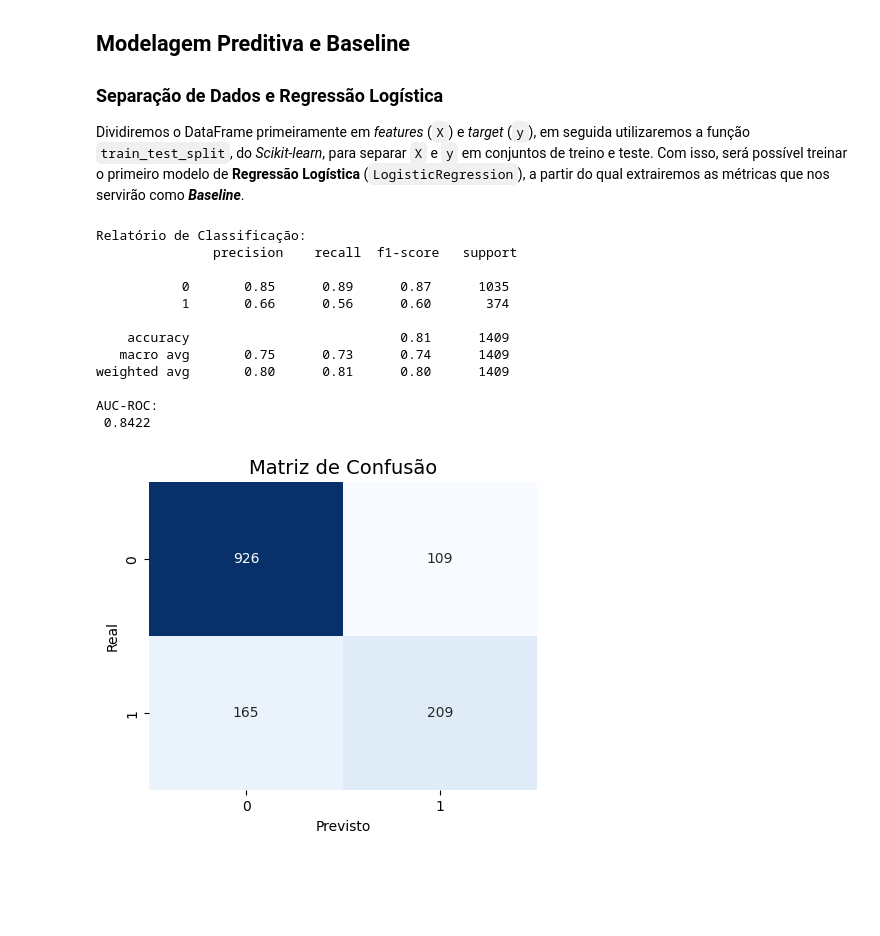
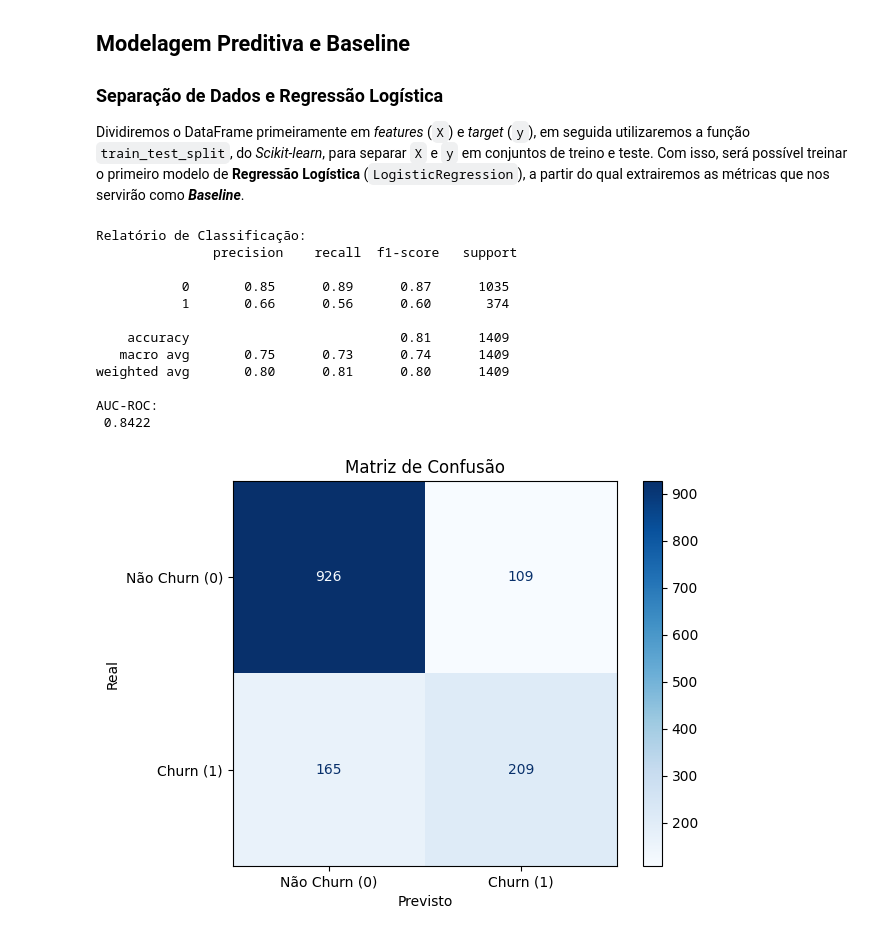
Before and after one commit to Joedson-P/customer-churn-prediction, a Jupyter notebook: notebooks/01_EDA_and_training.ipynb, the cells around one changed output. Saved outputs shown, nothing was run; the diff lists cells and outputs as text; code cells hidden in the pictures; blank space fills up the shorter version.

```diff
--- a/notebooks/01_EDA_and_training.ipynb
+++ b/notebooks/01_EDA_and_training.ipynb
@@ -229,7 +227,7 @@ Dividiremos o DataFrame primeiramente em *features* (`X`) e *target* (`y`), em s
 # %%
 from sklearn.model_selection import train_test_split
 from sklearn.linear_model import LogisticRegression
-from sklearn.metrics import confusion_matrix, classification_report, roc_auc_score
+from sklearn.metrics import confusion_matrix, classification_report, roc_auc_score, ConfusionMatrixDisplay
 
 # Separação dos dados
 X = df.drop(columns='Churn')
@@ -242,35 +240,36 @@ lr_model = LogisticRegression(max_iter=2500)
 lr_model.fit(X_train, y_train)
 
 # Previsões e Métricas
 y_pred = lr_model.predict(X_test)
 y_proba = lr_model.predict_proba(X_test)[:,1] # Previsão de probabilidades para o AUC
 
 cm = confusion_matrix(y_test, y_pred)
-#print(f"Matriz de Confusão: \n {confusion_matrix(y_test, y_pred)}")
 
 print(f"Relatório de Classificação: \n {classification_report(y_test, y_pred)}")
 
 auc_score = roc_auc_score(y_test, y_proba)
 print(f"AUC-ROC:\n {auc_score:.4f}")
 
 # Gráfico da matriz de confusão
-plt.figure(figsize=(5, 4))
-sns.heatmap(cm, annot=True, fmt='d', cmap='Blues', cbar=False)
-plt.title('Matriz de Confusão', fontsize=14)
+disp = ConfusionMatrixDisplay(confusion_matrix=cm, display_labels=['Não Churn (0)', 'Churn (1)'])
+disp.plot(cmap='Blues')
+plt.title('Matriz de Confusão')
+plt.grid(False)
 plt.xlabel('Previsto')
 plt.ylabel('Real')
+plt.tight_layout()
 plt.show()
 # %% [output]
 Relatório de Classificação:
                precision    recall  f1-score   support
 
            0       0.85      0.89      0.87      1035
            1       0.66      0.56      0.60       374
 
     accuracy                           0.81      1409
    macro avg       0.75      0.73      0.74      1409
 weighted avg       0.80      0.81      0.80      1409
 
 AUC-ROC:
  0.8422
-[figure, old version]
+[figure, new version]
```
Also changed, not shown: parts of 9 cells of this notebook.
